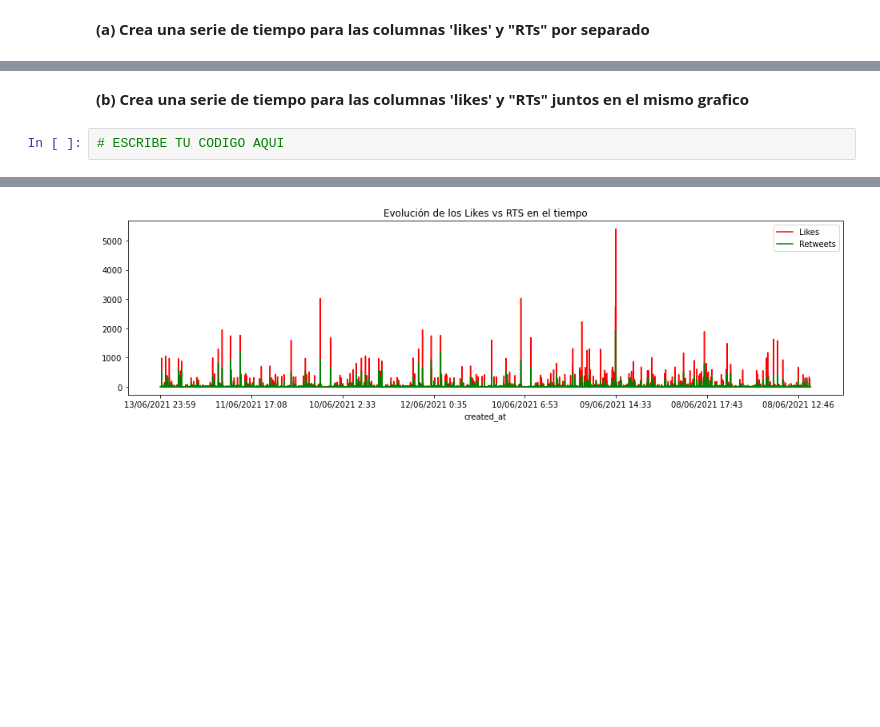
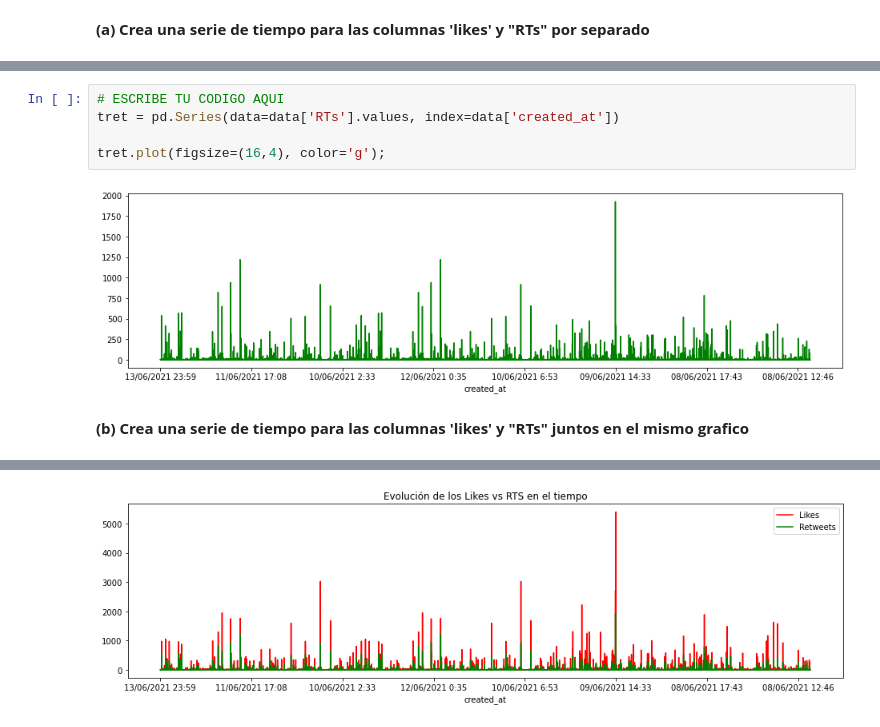
Before and after one commit to sergionl/administracion_info, a Jupyter notebook: Python/lab13/02-Twitter-Analisis-con-Tweepy-en-Python-Ejercicio.ipynb, the cells around one changed output, grey strips where cells are left out. Drawn from its saved outputs; the diff is of its cells as text; blank space fills up the shorter version.

```diff
--- a/Python/lab13/02-Twitter-Analisis-con-Tweepy-en-Python-Ejercicio.ipynb
+++ b/Python/lab13/02-Twitter-Analisis-con-Tweepy-en-Python-Ejercicio.ipynb
@@ -115,4 +127,9 @@ Keiko y su pack completo trumpista/Atlas Network: Amenaza de golpe, acusaciones
+# %%
+# ESCRIBE TU CODIGO AQUI
+tret = pd.Series(data=data['RTs'].values, index=data['created_at'])
+
+tret.plot(figsize=(16,4), color='g');
+# %% [output]
+[figure, added]
 # %% [markdown]
 **(b) Crea una serie de tiempo para las columnas 'likes' y "RTs" juntos en el mismo grafico**
-# %%
-# ESCRIBE TU CODIGO AQUI
```
Also changed, not shown: parts of 27 cells of this notebook.
